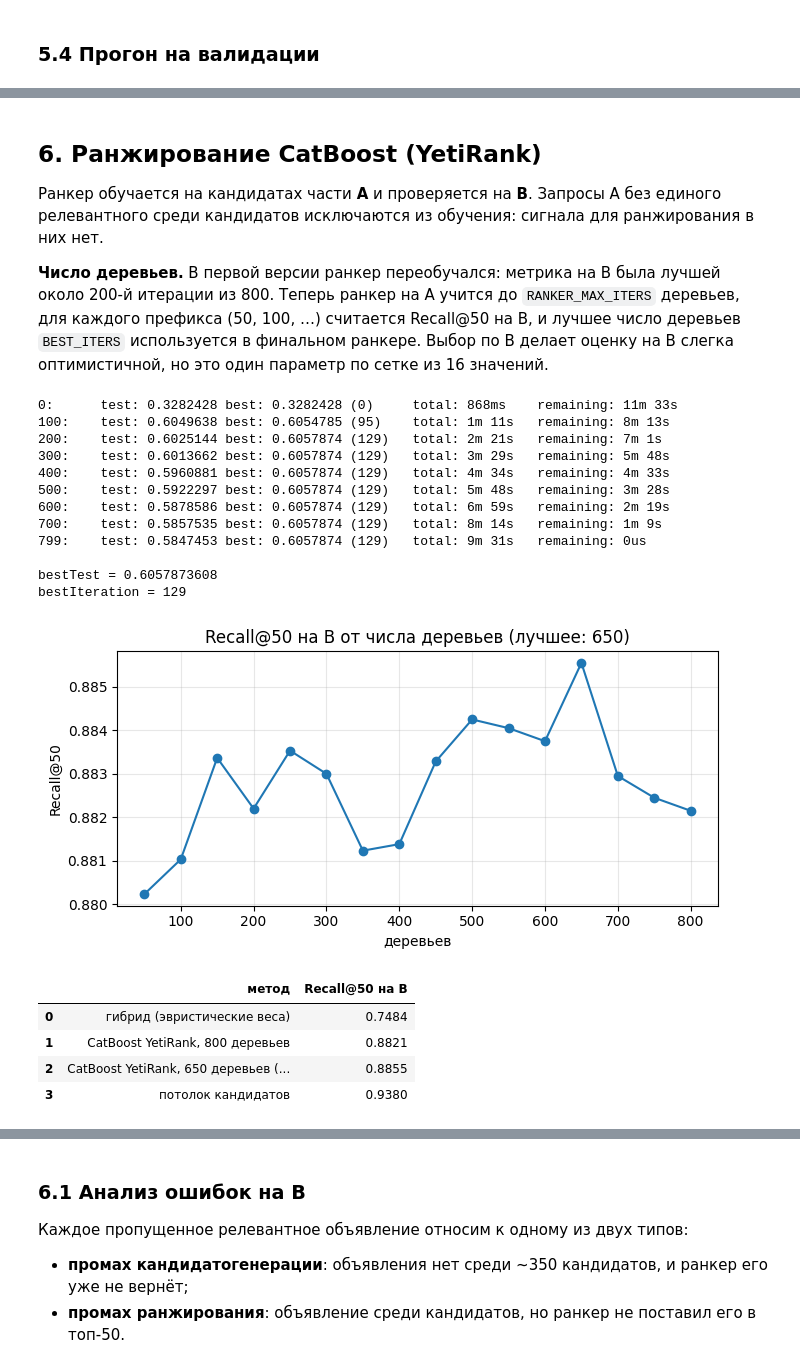
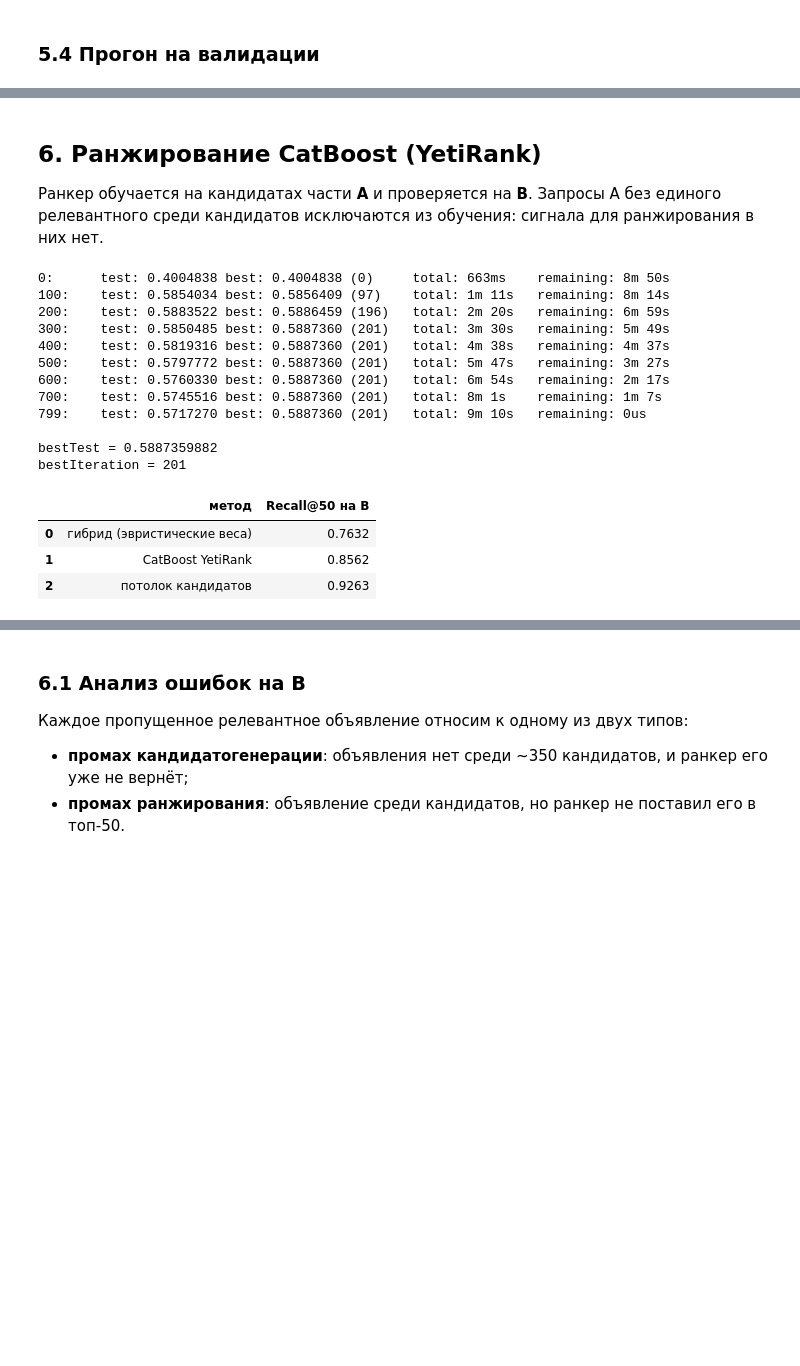
Before and after one commit to a-avdonin/avito-candgen, a Jupyter notebook: solution.ipynb, the cells around one changed output, grey strips where cells are left out. Saved outputs shown, nothing was run; the diff lists cells and outputs as text; code cells hidden in the pictures; blank space fills up the shorter version.

```diff
--- a/solution.ipynb
+++ b/solution.ipynb
@@ -87,15 +72,14 @@ if not os.path.exists(os.path.join(CFG['EMB_MODEL'], 'config.json')):
 encoder = SentenceTransformer(CFG['EMB_MODEL'], device=DEVICE)
 encoder.max_seq_length = 128
 
-def encode(texts, cache_name, model=None):
-    """Кодирует тексты в L2-нормированные эмбеддинги моделью model (по умолчанию базовой);
-    результат кэшируется в cache/*.npy."""
+def encode(texts, cache_name):
+    """Кодирует тексты в L2-нормированные эмбеддинги; результат кэшируется в cache/*.npy."""
     path = f'{CACHE}/{cache_name}.npy'
     if os.path.exists(path):
         E = np.load(path)
         if len(E) == len(texts):
             return E
-    E = (model or encoder).encode(list(texts), batch_size=CFG['EMB_BATCH'], normalize_embeddings=True,
+    E = encoder.encode(list(texts), batch_size=CFG['EMB_BATCH'], normalize_embeddings=True,
                        convert_to_numpy=True, show_progress_bar=True).astype(np.float32)
     np.save(path, E)
     return E
@@ -426,7 +317,7 @@ class CorpusIndex:
         self.vec_stem_par = CountVectorizer(tokenizer=stem5, lowercase=False, token_pattern=None, binary=True, dtype=np.float32)
         self.BT_par = self.vec_stem_par.fit_transform(items.t_par).T.tocsr()
 
-        self.E = encode(items.t_dense.values, f'ft_{name}_items', encoder_ft)   # дообученный энкодер
+        self.E = encode(items.t_dense.values, f'{name}_items')
 
         # Коды локаций и микрокатегорий (для приоров)
         self.loc_code, self.loc_uni = pd.factorize(items.item_location_id)
@@ -528,20 +419,18 @@ def stem_share(texts, vec, BT):
 def retrieve(Q: pd.DataFrame, ix: CorpusIndex, kn: SearchKnowledge, name: str):
     """Для каждого запроса Q возвращает кандидатов с признаками и топ-50 каждого источника (для диагностики)."""
     t0 = time.time()
-    QE = encode(Q.t_q.values, f'{name}_queries')                      # базовый энкодер: поиск похожих запросов
-    QE_ft = encode(Q.t_q.values, f'ft_{name}_queries', encoder_ft)    # дообученный: запрос -> объявление
+    QE = encode(Q.t_q.values, f'{name}_queries')
     out, single_top = [], {s: [] for s in SOURCES + ['hyb']}
     for s0 in range(0, len(Q), CFG['BATCH_Q']):
         qb = Q.iloc[s0:s0 + CFG['BATCH_Q']]
         qe = QE[s0:s0 + CFG['BATCH_Q']]
-        qe_ft = QE_ft[s0:s0 + CFG['BATCH_Q']]
         b = len(qb)
         S = {}
         # --- текстовые источники ---
         S['word'] = (ix.vec_word.transform(qb.t_q) @ ix.XT_word).toarray()
         S['char'] = (ix.vec_char.transform(qb.t_q) @ ix.XT_char).toarray()
         S['desc'] = (ix.vec_desc.transform(qb.t_q) @ ix.XT_desc).toarray()
-        S['dense'] = qe_ft @ ix.E.T
+        S['dense'] = qe @ ix.E.T
 
         # --- похожие train-запросы -> коллаборативные сигналы ---
         sim = 0.5 * ((kn.vec_qchar.transform(qb.t_q) @ kn.FT_char).toarray() + qe @ kn.F_emb.T)
@@ -641,77 +530,59 @@ pd.DataFrame(rows).round(4)
 ## 6. Ранжирование CatBoost (YetiRank)
 
 Ранкер обучается на кандидатах части **A** и проверяется на **B**. Запросы A без единого релевантного среди кандидатов исключаются из обучения: сигнала для ранжирования в них нет.
-
-**Число деревьев.** В первой версии ранкер переобучался: метрика на B была лучшей около 200-й итерации из 800. Теперь ранкер на A учится до `RANKER_MAX_ITERS` деревьев, для каждого префикса (50, 100, …) считается Recall@50 на B, и лучшее число деревьев `BEST_ITERS` используется в финальном ранкере. Выбор по B делает оценку на B слегка оптимистичной, но это один параметр по сетке из 16 значений.
 # %%
 FEATURES = ([s for s in SOURCES + ['hyb']] + [s + '_d' for s in SOURCES + ['hyb']] +
             ['loc_share', 'same_loc', 'mc_prob', 'mc_top', 'title_ovl', 'filt', 'neigh_max',
              'q_len', 'has_filter', 'search_cat0'] + list(val_ix.item_feats.columns))
 
 def make_pool(df):
     df = df.sort_values('qi', kind='stable')
     return Pool(df[FEATURES].astype(np.float32), label=df['label'].values, group_id=df['qi'].values)
 
 partA = val_q.part.values[val_cands.qi.values] == 'A'
 trA = val_cands[partA]
 trA = trA[trA.groupby('qi').label.transform('sum') > 0]
 teB = val_cands[~partA]
 
+ranker_params = dict(loss_function='YetiRank', iterations=CFG['RANKER_ITERS'], learning_rate=0.08, depth=6,
+                     random_seed=CFG['SEED'], verbose=100, thread_count=-1,
+                     allow_writing_files=False)
+ranker = CatBoostRanker(**ranker_params)
+ranker.fit(make_pool(trA), eval_set=make_pool(teB), use_best_model=False)
+
 def top50_from_scores(cands, scores, ids, n_queries):
     """Сортирует кандидатов каждого запроса по скору и возвращает top-50 item_id на запрос."""
     d = pd.DataFrame({'qi': cands.qi.values, 'ii': cands.ii.values, 's': scores}).sort_values(['qi', 's'], ascending=[True, False])
     d = d.groupby('qi').head(50)
     res = d.groupby('qi').ii.apply(lambda x: list(ids[x.values]))
     return [res.get(q, []) for q in range(n_queries)]
 
-def recall_B(scores):
-    """Recall@50 на части B для скоров кандидатов teB."""
-    pred = top50_from_scores(teB, scores, val_ix.ids, len(val_q))
-    return recall_at_k([p for p, m in zip(pred, isB) if m], val_q.rel[isB])
-
-ranker_params = dict(loss_function='YetiRank', iterations=CFG['RANKER_MAX_ITERS'], learning_rate=0.08, depth=6,
-                     random_seed=CFG['SEED'], verbose=100, thread_count=-1,
-                     allow_writing_files=False)
-ranker = CatBoostRanker(**ranker_params)
-ranker.fit(make_pool(trA), eval_set=make_pool(teB), use_best_model=False)
-
-# Подбор числа деревьев: Recall@50 на B для префиксов ансамбля
-XB = teB[FEATURES].astype(np.float32)
-iter_curve = pd.Series({k: recall_B(ranker.predict(XB, ntree_end=k))
-                        for k in range(50, CFG['RANKER_MAX_ITERS'] + 1, 50)})
-BEST_ITERS = int(iter_curve.idxmax())
-ax = iter_curve.plot(marker='o', figsize=(7, 3.5), title=f'Recall@50 на B от числа деревьев (лучшее: {BEST_ITERS})')
-ax.set_xlabel('деревьев'); ax.set_ylabel('Recall@50'); ax.grid(alpha=.3); plt.tight_layout(); plt.show()
-
-predB_rank = top50_from_scores(teB, ranker.predict(XB, ntree_end=BEST_ITERS), val_ix.ids, len(val_q))
+teB_scores = ranker.predict(teB[FEATURES].astype(np.float32))
+predB_rank = top50_from_scores(teB, teB_scores, val_ix.ids, len(val_q))
 predB_hyb = top50_from_scores(teB, teB.hyb.values, val_ix.ids, len(val_q))
 res_tbl = pd.DataFrame({
-    'метод': ['гибрид (эвристические веса)', f'CatBoost YetiRank, {CFG["RANKER_MAX_ITERS"]} деревьев',
-              f'CatBoost YetiRank, {BEST_ITERS} деревьев (выбрано)', 'потолок кандидатов'],
+    'метод': ['гибрид (эвристические веса)', 'CatBoost YetiRank', 'потолок кандидатов'],
     'Recall@50 на B': [recall_at_k([p for p, m in zip(predB_hyb, isB) if m], val_q.rel[isB]),
-                       iter_curve.iloc[-1],
                        recall_at_k([p for p, m in zip(predB_rank, isB) if m], val_q.rel[isB]),
                        cand_recall[isB].mean()]}).round(4)
 res_tbl
 # %% [output]
-0:      test: 0.3282428 best: 0.3282428 (0)     total: 868ms    remaining: 11m 33s
-100:    test: 0.6049638 best: 0.6054785 (95)    total: 1m 11s   remaining: 8m 13s
-200:    test: 0.6025144 best: 0.6057874 (129)   total: 2m 21s   remaining: 7m 1s
-300:    test: 0.6013662 best: 0.6057874 (129)   total: 3m 29s   remaining: 5m 48s
-400:    test: 0.5960881 best: 0.6057874 (129)   total: 4m 34s   remaining: 4m 33s
-500:    test: 0.5922297 best: 0.6057874 (129)   total: 5m 48s   remaining: 3m 28s
-600:    test: 0.5878586 best: 0.6057874 (129)   total: 6m 59s   remaining: 2m 19s
-700:    test: 0.5857535 best: 0.6057874 (129)   total: 8m 14s   remaining: 1m 9s
-799:    test: 0.5847453 best: 0.6057874 (129)   total: 9m 31s   remaining: 0us
+0:      test: 0.4004838 best: 0.4004838 (0)     total: 663ms    remaining: 8m 50s
+100:    test: 0.5854034 best: 0.5856409 (97)    total: 1m 11s   remaining: 8m 14s
+200:    test: 0.5883522 best: 0.5886459 (196)   total: 2m 20s   remaining: 6m 59s
+300:    test: 0.5850485 best: 0.5887360 (201)   total: 3m 30s   remaining: 5m 49s
+400:    test: 0.5819316 best: 0.5887360 (201)   total: 4m 38s   remaining: 4m 37s
+500:    test: 0.5797772 best: 0.5887360 (201)   total: 5m 47s   remaining: 3m 27s
+600:    test: 0.5760330 best: 0.5887360 (201)   total: 6m 54s   remaining: 2m 17s
+700:    test: 0.5745516 best: 0.5887360 (201)   total: 8m 1s    remaining: 1m 7s
+799:    test: 0.5717270 best: 0.5887360 (201)   total: 9m 10s   remaining: 0us
 
-bestTest = 0.6057873608
-bestIteration = 129
+bestTest = 0.5887359882
+bestIteration = 201
-[figure, removed]
 |  | метод | Recall@50 на B |
-| 0 | гибрид (эвристические веса) | 0.7484 |
-| 1 | CatBoost YetiRank, 800 деревьев | 0.8821 |
-| 2 | CatBoost YetiRank, 650 деревьев (... | 0.8855 |
-| 3 | потолок кандидатов | 0.9380 |
+| 0 | гибрид (эвристические веса) | 0.7632 |
+| 1 | CatBoost YetiRank | 0.8562 |
+| 2 | потолок кандидатов | 0.9263 |
 # %%
 imp = pd.Series(ranker.get_feature_importance(type='PredictionValuesChange'), index=FEATURES).sort_values()
 imp.plot.barh(figsize=(7, 8), title='Важность признаков CatBoost'); plt.tight_layout(); plt.show()
```
Also changed, not shown: parts of 15 cells of this notebook.
